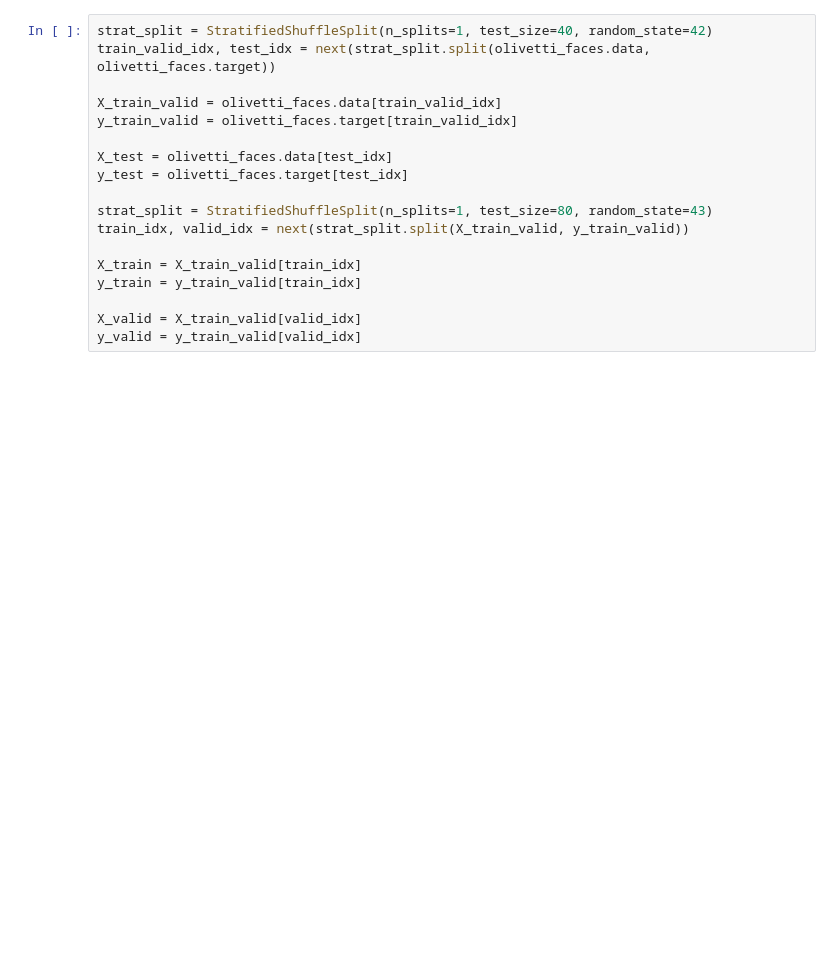
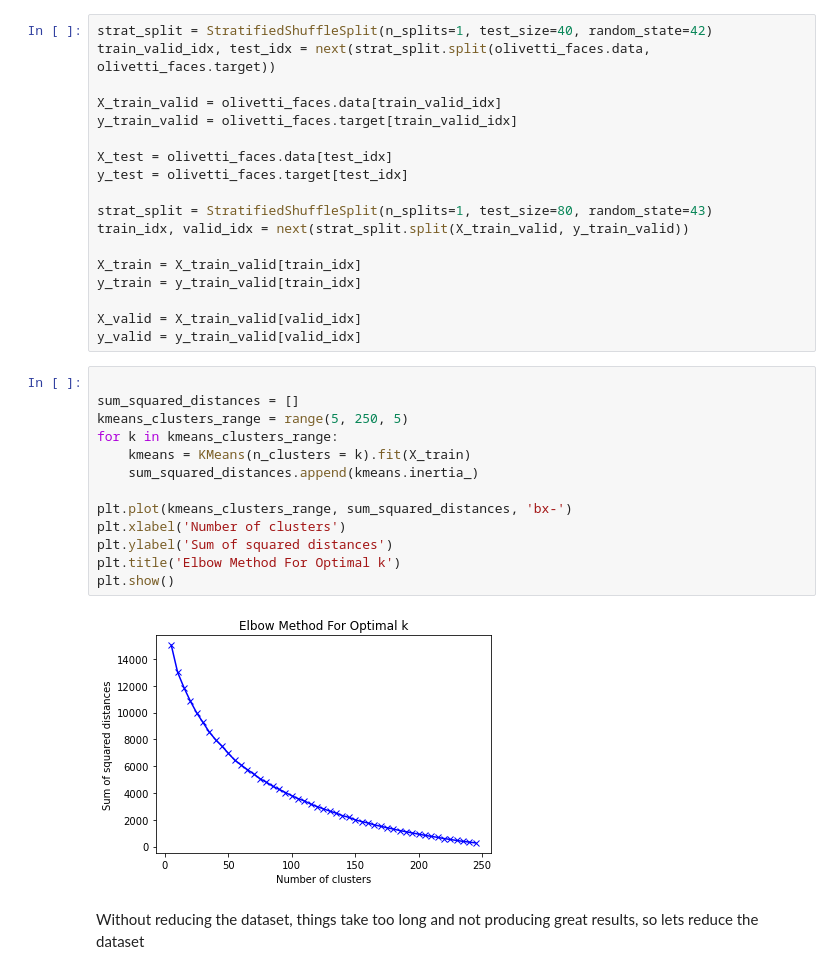
Before and after one commit to fpaul787/tackleml, a Jupyter notebook: unsupervised_learning/KMeans/olivetti_notebook.ipynb, the cells around one changed output. Cells and saved outputs as stored; diff of their text form; blank space fills up the shorter version.

Commit message:
kmeans and elbow method

```diff
--- a/unsupervised_learning/KMeans/olivetti_notebook.ipynb
+++ b/unsupervised_learning/KMeans/olivetti_notebook.ipynb
@@ -27,3 +30,20 @@ y_train = y_train_valid[train_idx]
 
 X_valid = X_train_valid[valid_idx]
 y_valid = y_train_valid[valid_idx]
+# %%
+
+sum_squared_distances = []
+kmeans_clusters_range = range(5, 250, 5)
+for k in kmeans_clusters_range:
+    kmeans = KMeans(n_clusters = k).fit(X_train)
+    sum_squared_distances.append(kmeans.inertia_)
+
+plt.plot(kmeans_clusters_range, sum_squared_distances, 'bx-')
+plt.xlabel('Number of clusters')
+plt.ylabel('Sum of squared distances')
+plt.title('Elbow Method For Optimal k')
+plt.show()
+# %% [output]
+[figure, added]
+# %% [markdown]
+Without reducing the dataset, things take too long and not producing great results, so lets reduce the dataset
```
Also changed, not shown: parts of 5 cells of this notebook.
